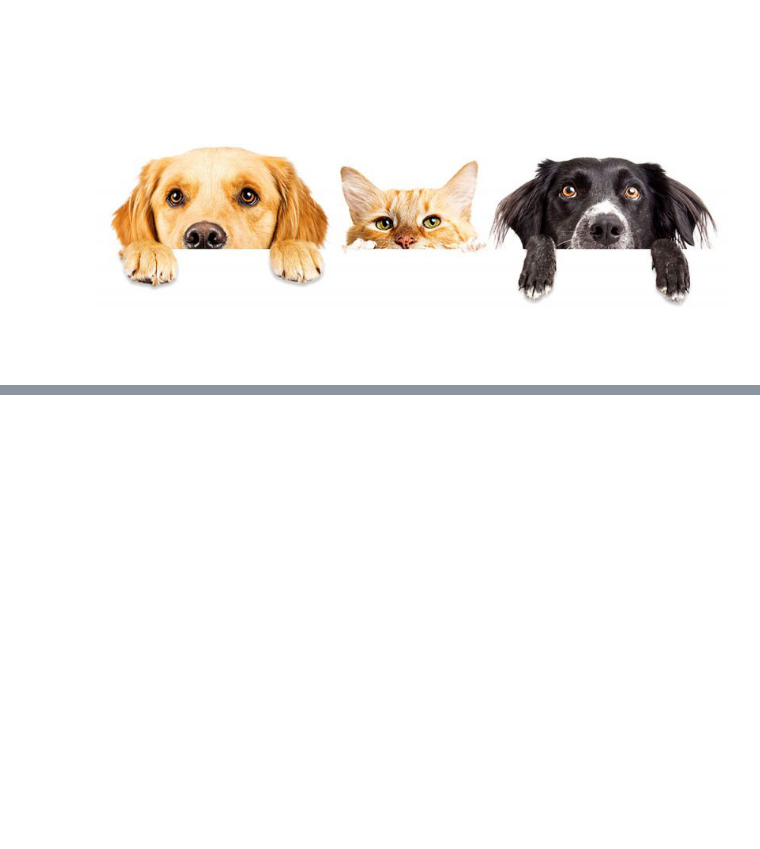
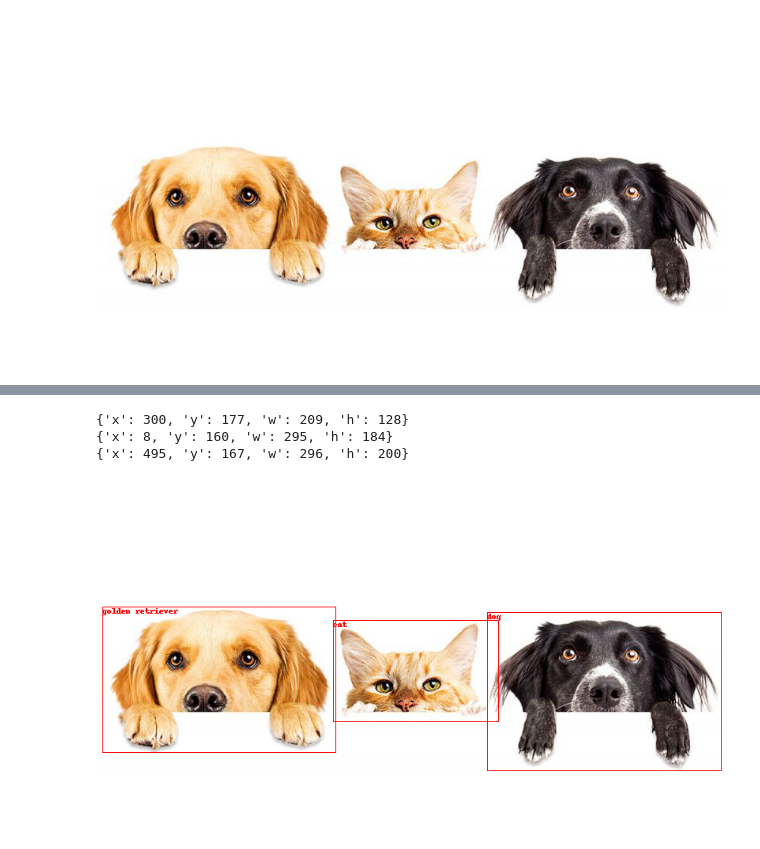
Before and after one commit to realisshoon/MS, a Jupyter notebook: Python/PythonCognitiveComputerVision.ipynb, the cells around one changed output, grey strips where cells are left out. Saved outputs shown, nothing was run; the diff lists cells and outputs as text; code cells hidden in the pictures; blank space fills up the shorter version.

```diff
--- a/Python/PythonCognitiveComputerVision.ipynb
+++ b/Python/PythonCognitiveComputerVision.ipynb
@@ -61,0 +133,10 @@ result
+# %%
+MakeBox(result)
+# %% [output]
+{'x': 300, 'y': 177, 'w': 209, 'h': 128}
+{'x': 8, 'y': 160, 'w': 295, 'h': 184}
+{'x': 495, 'y': 167, 'w': 296, 'h': 200}
+# %%
+image
+# %% [output]
+[figure, added]
```
Also changed, not shown: parts of 15 cells of this notebook, 1 other file.
